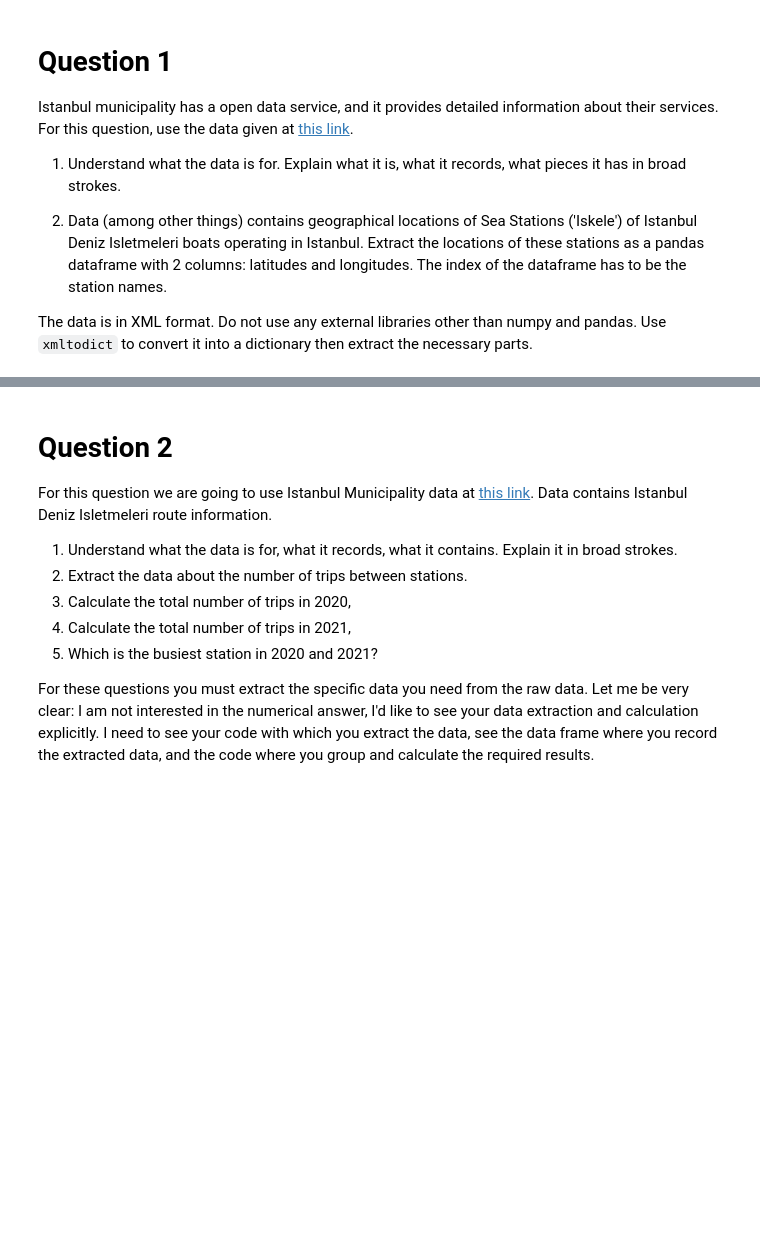
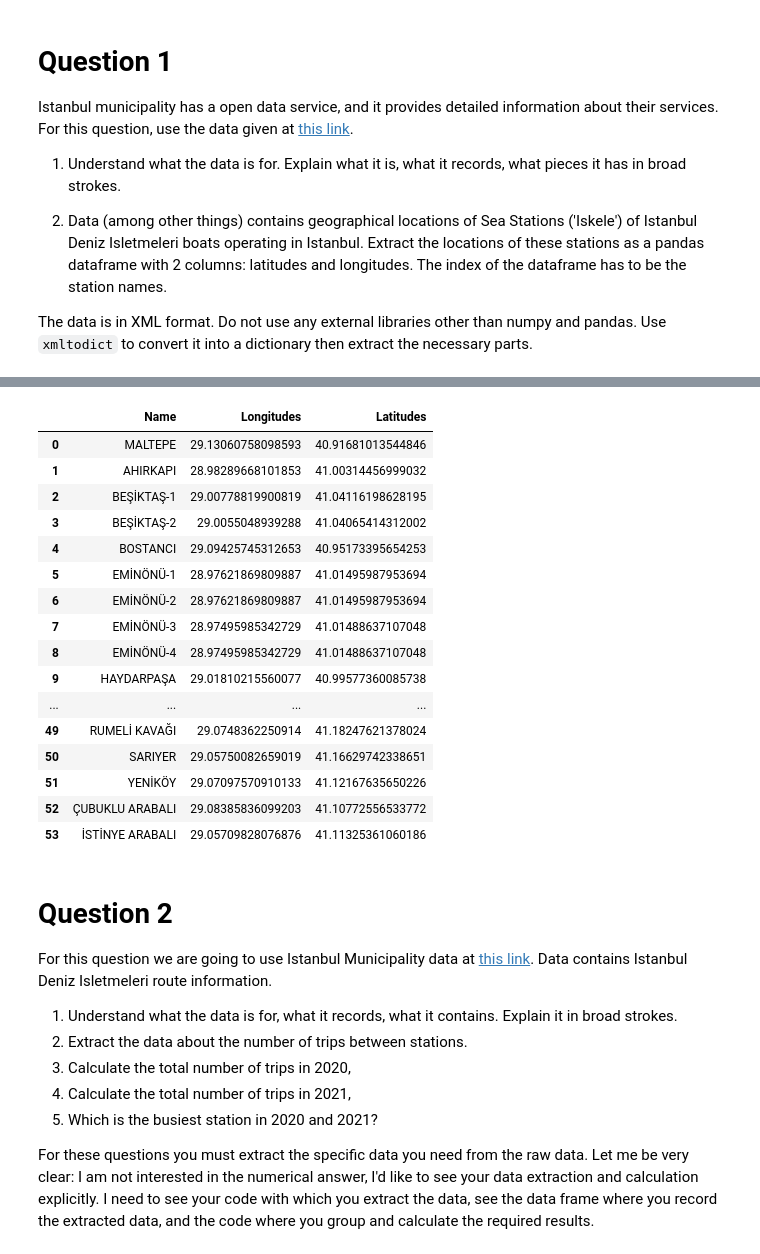
Before and after one commit to kaygun/2022-Spring-MAT381E, a Jupyter notebook: HW1/HW1.ipynb, the cells around one changed output, grey strips where cells are left out. Cells and saved outputs as stored; diff of their text form; code cells hidden in the pictures; blank space fills up the shorter version.

```diff
--- a/HW1/HW1.ipynb
+++ b/HW1/HW1.ipynb
@@ -22,3 +36,8 @@ Istanbul municipality has a open data service, and it provides detailed informat
 2. Data (among other things) contains geographical locations of Sea Stations ('Iskele') of Istanbul Deniz Isletmeleri boats operating in Istanbul.  Extract the locations of these stations as a pandas dataframe with 2 columns: latitudes and longitudes. The index of the dataframe has to be the station names.
 
 The data is in XML format. Do not use any external libraries other than numpy and pandas. Use `xmltodict` to convert it into a dictionary then extract the necessary parts.
+# %%
+with urlopen('https://data.ibb.gov.tr/dataset/b47b5391-bcca-4bb3-a575-8ece68901d5d/resource/bcbeff5d-14d7-4ec0-a211-4c4d3e96cfba/download/istanbul-ehir-hatlar-iskeleleri.kml') as u:
+    raw = parse(u.read().decode('utf8'))
+
+raw
@@ -24,0 +62,6 @@ The data is in XML format. Do not use any external libraries other than numpy an
+# %%
+res = []
+for x in raw['kml']['Document']['Folder']['Folder']:
+    res.extend(x['Placemark'])
+
+res
@@ -24,0 +86,5 @@ The data is in XML format. Do not use any external libraries other than numpy an
+# %%
+names = []
+for x in res:
+    names.append(x['name'])
+names
@@ -25,3 +109,35 @@ The data is in XML format. Do not use any external libraries other than numpy an
+# %%
+longitudes = []
+latitudes = []
+for x in res:
+    try:
+        lo = x['LookAt']['longitude']
+        la = x['LookAt']['latitude']
+    except:
+        lo = x['Camera']['longitude']
+        la = x['Camera']['latitude']
+    longitudes.append(lo)
+    latitudes.append(la)
+# %%
+pd.DataFrame({'Name':names, 'Longitudes': longitudes, 'Latitudes': latitudes})
+# %% [output]
+|  | Name | Longitudes | Latitudes |
+| 0 | MALTEPE | 29.13060758098593 | 40.91681013544846 |
+| 1 | AHIRKAPI | 28.98289668101853 | 41.00314456999032 |
+| 2 | BEŞİKTAŞ-1 | 29.00778819900819 | 41.04116198628195 |
+| 3 | BEŞİKTAŞ-2 | 29.0055048939288 | 41.04065414312002 |
+| 4 | BOSTANCI | 29.09425745312653 | 40.95173395654253 |
+| 5 | EMİNÖNÜ-1 | 28.97621869809887 | 41.01495987953694 |
+| 6 | EMİNÖNÜ-2 | 28.97621869809887 | 41.01495987953694 |
+| 7 | EMİNÖNÜ-3 | 28.97495985342729 | 41.01488637107048 |
+| 8 | EMİNÖNÜ-4 | 28.97495985342729 | 41.01488637107048 |
+| 9 | HAYDARPAŞA | 29.01810215560077 | 40.99577360085738 |
+| ... | ... | ... | ... |
+| 49 | RUMELİ KAVAĞI | 29.0748362250914 | 41.18247621378024 |
+| 50 | SARIYER | 29.05750082659019 | 41.16629742338651 |
+| 51 | YENİKÖY | 29.07097570910133 | 41.12167635650226 |
+| 52 | ÇUBUKLU ARABALI | 29.08385836099203 | 41.10772556533772 |
+| 53 | İSTİNYE ARABALI | 29.05709828076876 | 41.11325361060186 |
 # %% [markdown]
 # Question 2
 
```
Also changed, not shown: parts of 19 cells of this notebook, 2 other files.
